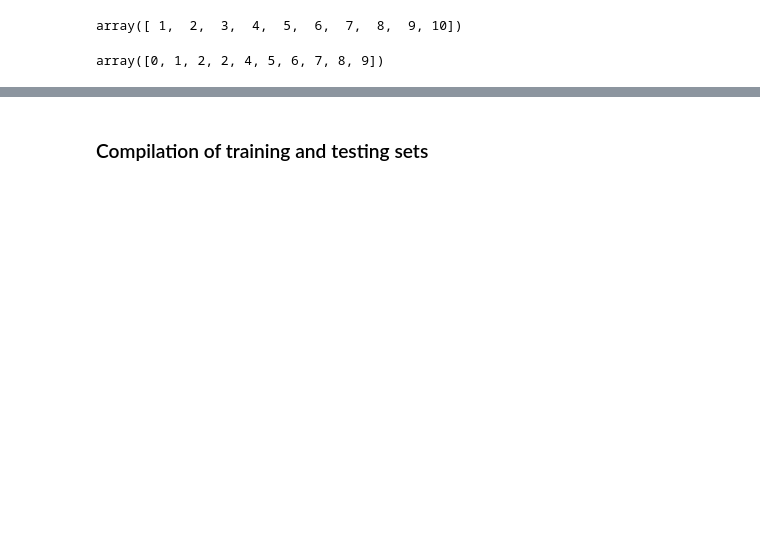
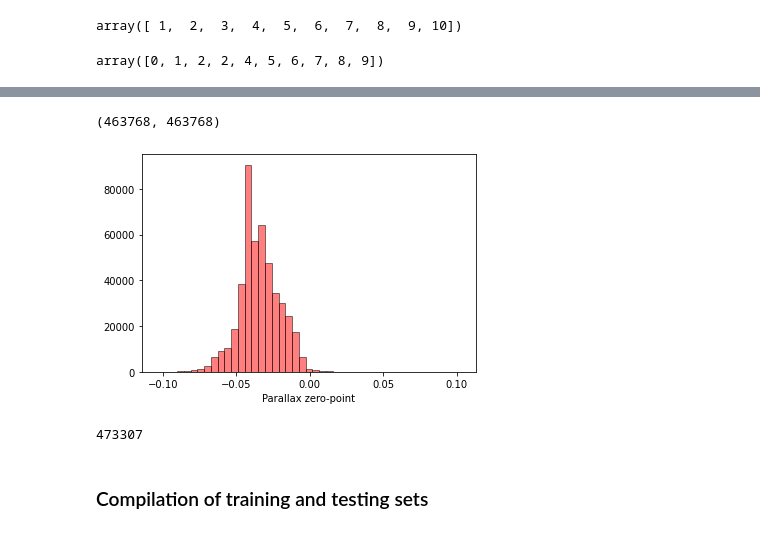
Before and after one commit to anellcornejo/AstroML, a Jupyter notebook: Data-Processing/Datasets_Data_Reduction.ipynb, the cells around one changed output, grey strips where cells are left out. Saved outputs shown, nothing was run; the diff lists cells and outputs as text; code cells hidden in the pictures; blank space fills up the shorter version.

```diff
--- a/Data-Processing/Datasets_Data_Reduction.ipynb
+++ b/Data-Processing/Datasets_Data_Reduction.ipynb
@@ -99,6 +107,7 @@ dec = apogeedr16['dec']
 xmatched_allcolumns['pmra'][pmra_nan_idx] = -9999.
 xmatched_allcolumns['pmdec'][pmdec_nan_idx] = -9999.
 
+#ra2016 from gaia
 ra2016 = np.ones(ra.shape[0]) * -9999.
 dec2016 = np.ones(ra.shape[0]) * -9999.
 parallax = np.ones(ra.shape[0]) * -9999.
@@ -109,8 +118,14 @@ pmra = np.ones(ra.shape[0]) * -9999.
 pmra_error = np.ones(ra.shape[0]) * -9999.
 pmdec = np.ones(ra.shape[0]) * -9999.
 pmdec_error = np.ones(ra.shape[0]) * -9999.
-phot_g_mean_mag = np.ones(ra.shape[0]) * -9999.
+gmag = np.ones(ra.shape[0]) * -9999.
 bp_rp = np.ones(ra.shape[0]) * -9999.
+######## parallax zero-point ####################
+nueffused = np.ones(ra.shape[0]) * -9999.
+psc = np.ones(ra.shape[0]) * -9999.
+ecl_lat = np.ones(ra.shape[0]) * -9999.
+soltype = np.ones(ra.shape[0]) * -9999.
+################################################
 
 ra2016[idx_1] = xmatched_allcolumns['ra'][idx_2]
 dec2016[idx_1] = xmatched_allcolumns['dec'][idx_2]
@@ -122,8 +137,15 @@ pmra[idx_1] = xmatched_allcolumns['pmra'][idx_2]
 pmra_error[idx_1] = xmatched_allcolumns['pmra_error'][idx_2]
 pmdec[idx_1] = xmatched_allcolumns['pmdec'][idx_2]
 pmdec_error[idx_1] = xmatched_allcolumns['pmdec_error'][idx_2]
-phot_g_mean_mag[idx_1] = xmatched_allcolumns['phot_g_mean_mag'][idx_2]
+gmag[idx_1] = xmatched_allcolumns['phot_g_mean_mag'][idx_2]
 bp_rp[idx_1] = xmatched_allcolumns['bp_rp'][idx_2]
+######## parallax zero-point ####################
+nueffused[idx_1] = xmatched_allcolumns['nu_eff_used_in_astrometry'][idx_2]
+psc[idx_1] = xmatched_allcolumns['pseudocolour'][idx_2]
+ecl_lat[idx_1] = xmatched_allcolumns['ecl_lat'][idx_2]
+soltype[idx_1] = xmatched_allcolumns['astrometric_params_solved'][idx_2]
+################################################
+
 
 col = []
 col.append(fits.Column(name='APOGEE_ID', array=apogeedr16['APOGEE_ID'], format="18A"))
@@ -140,7 +162,7 @@ col.append(fits.Column(name='pmra', array=pmra, format='D'))
 col.append(fits.Column(name='pmra_error', array=pmra_error, format='D'))
 col.append(fits.Column(name='pmdec', array=pmdec, format='D'))
 col.append(fits.Column(name='pmdec_error', array=pmdec_error, format='D'))
-col.append(fits.Column(name='phot_g_mean_mag', array=phot_g_mean_mag, format='D'))
+col.append(fits.Column(name='phot_g_mean_mag', array=gmag, format='D'))
 col.append(fits.Column(name='bp_rp', array=bp_rp, format='D'))
 
 #t = fits.BinTableHDU.from_columns(col)
@@ -183,0 +211,4 @@ plt.show()
+# %%
+zpt.load_tables()
+valid = soltype>3
+zpvals = zpt.get_zpt(gmag[valid], nueffused[valid], psc[valid], ecl_lat[valid], soltype[valid])
@@ -183,0 +229,10 @@ plt.show()
+# %%
+len(parallax[valid]) , len(zpvals)
+# %% [output]
+(463768, 463768)
+# %%
+plt.hist(zpvals,color='r',alpha=0.5,bins=45, edgecolor='k')
+plt.xlabel('Parallax zero-point')
+plt.show()
+# %% [output]
+[figure, added]
@@ -184,2 +241,6 @@ plt.show()
+# %%
+len(valid)
+# %% [output]
+473307
 # %% [markdown]
 ### Compilation of training and testing sets
```
Also changed, not shown: parts of 16 cells of this notebook.
